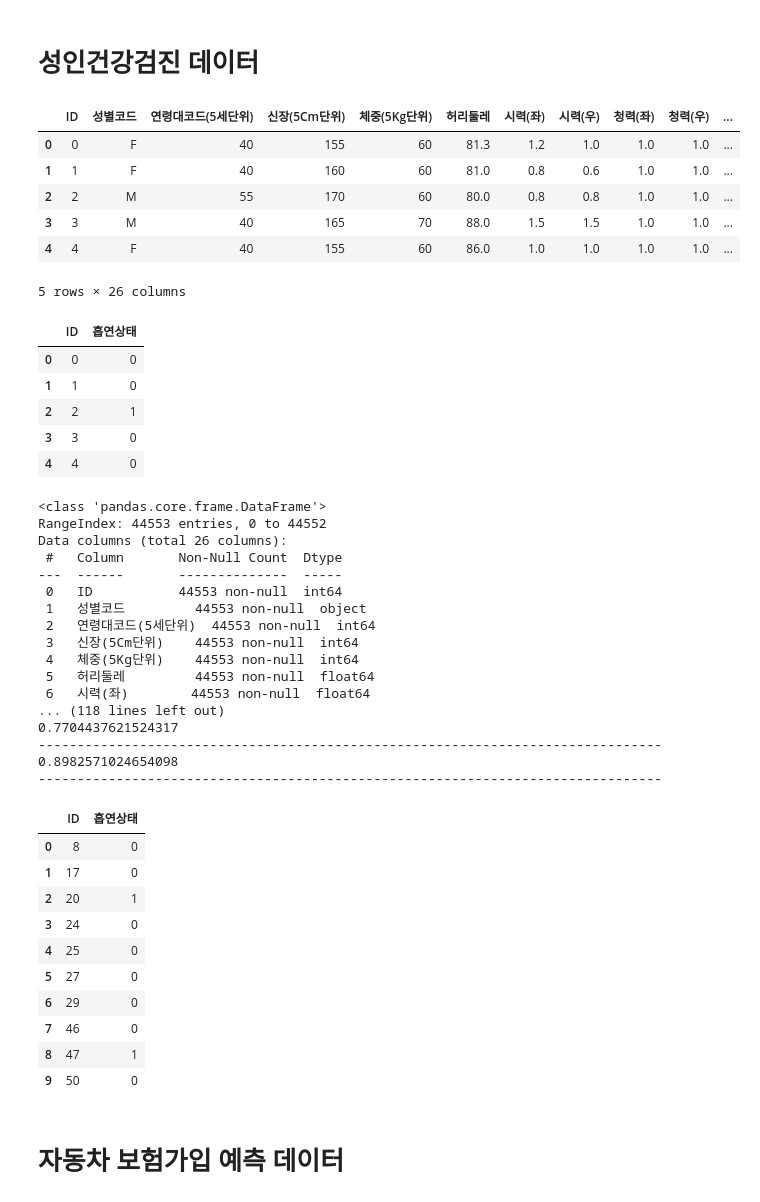
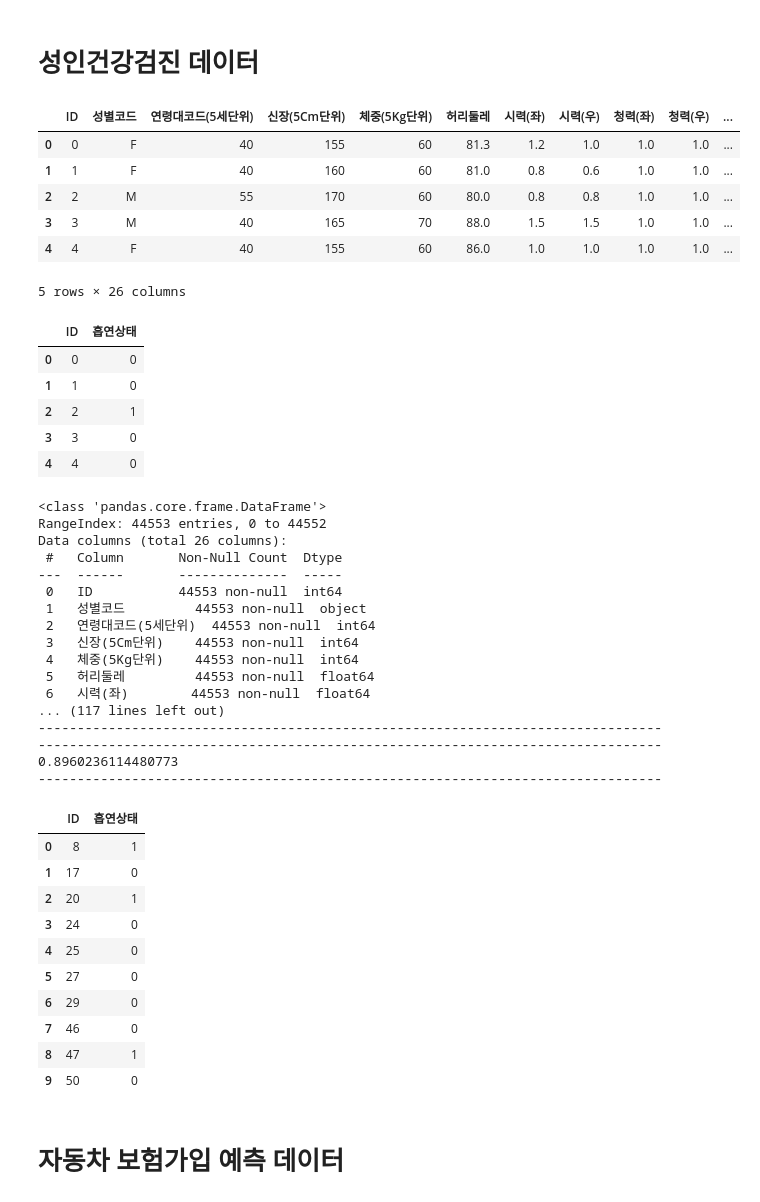
Before and after one commit to hyeongjin-kim-dev/Myworkspace, a Jupyter notebook: CodingTest & BigdataCertification/작업형 2 연습노트.ipynb, the cells around one changed output. Saved outputs shown, nothing was run; the diff lists cells and outputs as text; code cells hidden in the pictures.

```diff
--- a/CodingTest & BigdataCertification/작업형 2 연습노트.ipynb
+++ b/CodingTest & BigdataCertification/작업형 2 연습노트.ipynb
@@ -504,18 +506,18 @@ print('-'*80)
 print(report_dc)
 print('-'*80)
 
-final_pred1 = model_rf.predict(x_test)
-final_pred2 = model_xgb.predict(x_test)
-final_pred3 = model_svc.predict(x_test)
-final_pred4 = model_dc.predict(x_test)
+final_pred1 = model_rf.predict_proba(x_test)
+final_pred2 = model_xgb.predict_proba(x_test)
+# final_pred3 = model_svc.predict(x_test)
+final_pred4 = model_dc.predict_proba(x_test)
 
-print(roc_auc_score(y_test['흡연상태'],final_pred1))
+print(roc_auc_score(y_test['흡연상태'],final_pred1[:,1]))
 print('-'*80)
-print(roc_auc_score(y_test['흡연상태'],final_pred2))
+print(roc_auc_score(y_test['흡연상태'],final_pred2[:,1]))
 print('-'*80)
-print(roc_auc_score(y_test['흡연상태'],final_pred3))
+# print(roc_auc_score(y_test['흡연상태'],final_pred3))
 print('-'*80)
-print(roc_auc_score(y_test['흡연상태'],final_pred4))
+print(roc_auc_score(y_test['흡연상태'],final_pred4[:,1]))
 print('-'*80)
 
 
@@ -524,37 +526,37 @@ output = pd.DataFrame({'ID': x_test_id,'흡연상태':final_pred})
 output.head(10)
 # %% [output]
 |  | ID | 성별코드 | 연령대코드(5세단위) | 신장(5Cm단위) | 체중(5Kg단위) | 허리둘레 | 시력(좌) | 시력(우) | 청력(좌) | 청력(우) | ... |
 | 0 | 0 | F | 40 | 155 | 60 | 81.3 | 1.2 | 1.0 | 1.0 | 1.0 | ... |
 | 1 | 1 | F | 40 | 160 | 60 | 81.0 | 0.8 | 0.6 | 1.0 | 1.0 | ... |
 | 2 | 2 | M | 55 | 170 | 60 | 80.0 | 0.8 | 0.8 | 1.0 | 1.0 | ... |
 | 3 | 3 | M | 40 | 165 | 70 | 88.0 | 1.5 | 1.5 | 1.0 | 1.0 | ... |
 | 4 | 4 | F | 40 | 155 | 60 | 86.0 | 1.0 | 1.0 | 1.0 | 1.0 | ... |
 5 rows × 26 columns
 |  | ID | 흡연상태 |
 | 0 | 0 | 0 |
 | 1 | 1 | 0 |
 | 2 | 2 | 1 |
 | 3 | 3 | 0 |
 | 4 | 4 | 0 |
 <class 'pandas.core.frame.DataFrame'>
 RangeIndex: 44553 entries, 0 to 44552
 Data columns (total 26 columns):
  #   Column       Non-Null Count  Dtype
 ---  ------       --------------  -----
  0   ID           44553 non-null  int64
  1   성별코드         44553 non-null  object
  2   연령대코드(5세단위)  44553 non-null  int64
  3   신장(5Cm단위)    44553 non-null  int64
  4   체중(5Kg단위)    44553 non-null  int64
  5   허리둘레         44553 non-null  float64
  6   시력(좌)        44553 non-null  float64
-... (118 lines left out)
-0.7704437621524317
+... (117 lines left out)
 --------------------------------------------------------------------------------
-0.8982571024654098
 --------------------------------------------------------------------------------
+0.8960236114480773
+--------------------------------------------------------------------------------
 |  | ID | 흡연상태 |
-| 0 | 8 | 0 |
+| 0 | 8 | 1 |
 | 1 | 17 | 0 |
 | 2 | 20 | 1 |
 | 3 | 24 | 0 |
```
Also changed, not shown: parts of 4 cells of this notebook, 2 other files.
